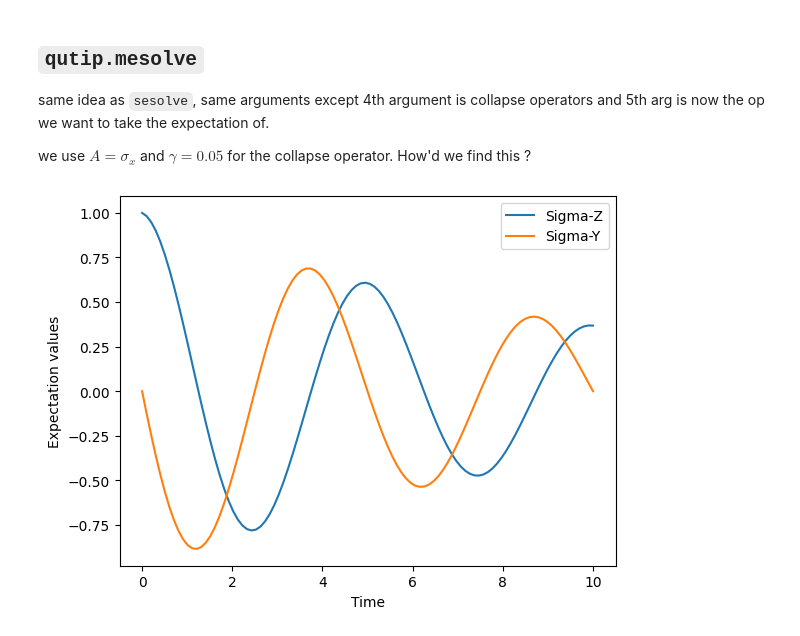
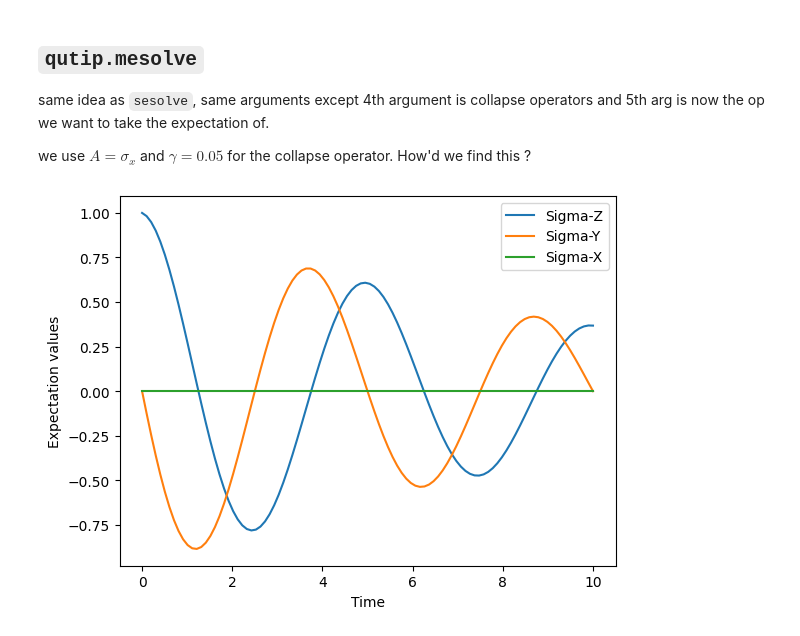
Before and after one commit to MechanicalPenguin225/quandelight, a Jupyter notebook: notebooks/discovering_qutip.ipynb, the cells around one changed output. Cells and saved outputs as stored; diff of their text form; code cells hidden in the pictures.

```diff
--- a/notebooks/discovering_qutip.ipynb
+++ b/notebooks/discovering_qutip.ipynb
@@ -54,20 +54,22 @@ we use $A = \sigma_x$ and $\gamma = 0.05$ for the collapse operator. How'd we fi
 # %%
 times = np.linspace(0.0, 10.0, 100)
 
-result = mesolve(H, psi0, times, [np.sqrt(0.05) * sigmax()], [sigmaz(), sigmay()])
+result = mesolve(H, psi0, times, [np.sqrt(0.05) * sigmax()], [sigmaz(), sigmay(), sigmax()])
 
 fig, ax = plt.subplots()
 
 ax.plot(times, result.expect[0])
 
 ax.plot(times, result.expect[1])
 
+ax.plot(times, result.expect[2])
+
 ax.set_xlabel('Time')
 
 ax.set_ylabel('Expectation values')
 
-ax.legend(("Sigma-Z", "Sigma-Y"))
+ax.legend(("Sigma-Z", "Sigma-Y", "Sigma-X"))
 
 plt.show()
 # %% [output]
-[figure, old version]
+[figure, new version]
```
Also changed, not shown: parts of 9 cells of this notebook, 1 other file.
